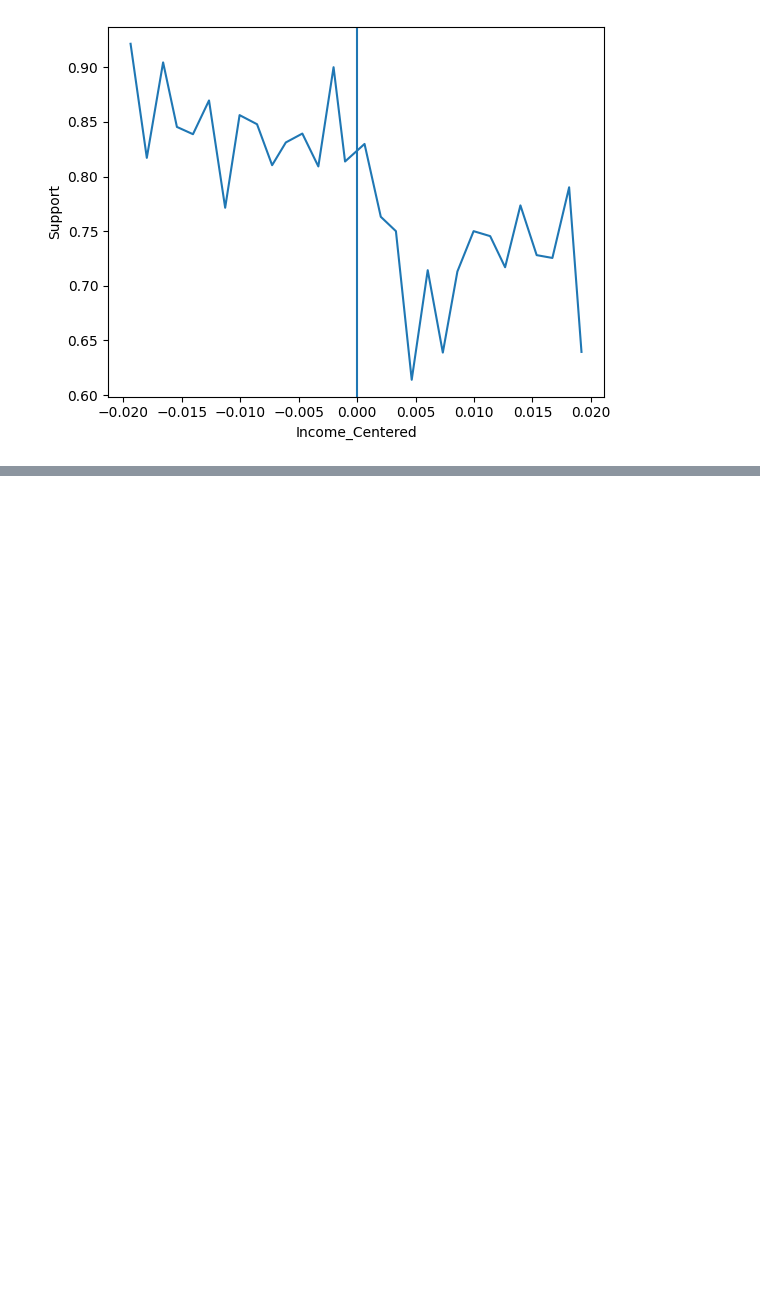
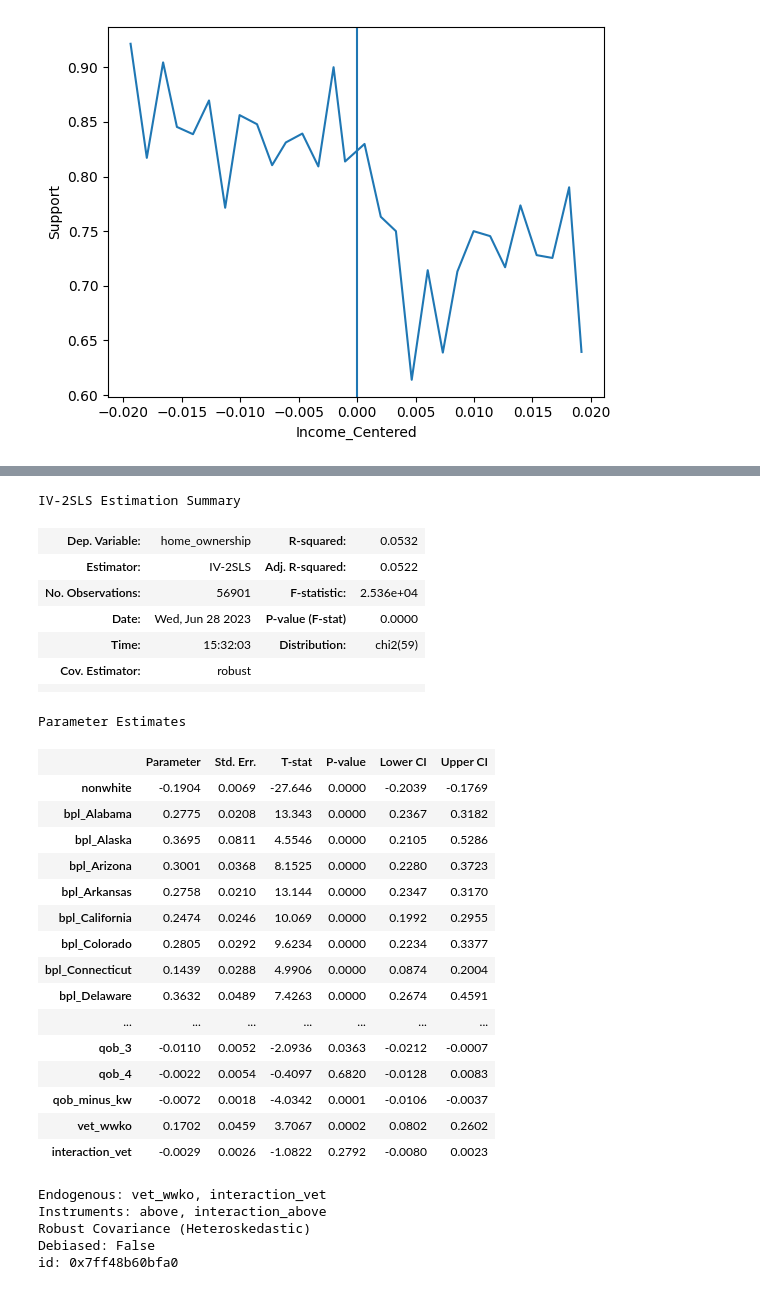
Before and after one commit to LuchoValr/The-effect, a Jupyter notebook: cap20.ipynb, the cells around one changed output, grey strips where cells are left out. Cells and saved outputs as stored; diff of their text form; code cells hidden in the pictures; blank space fills up the shorter version.

```diff
--- a/cap20.ipynb
+++ b/cap20.ipynb
@@ -116,0 +167,4 @@ strong multicollinearity or other numerical problems.
+# %%
+# the RDD terms:
+# qob_minus_kw by itself is a control
+controls = pd.concat([controls , d[['qob_minus_kw']]], axis = 1)
@@ -116,0 +176,38 @@ strong multicollinearity or other numerical problems.
+# %%
+# Now we estimate!
+m = IV2SLS(d['home_ownership'], controls , d[['vet_wwko','interaction_vet']],
+           d[['above','interaction_above']])
+# %%
+# With robust standard errors
+m.fit(cov_type = 'robust')
+# %% [output]
+IV-2SLS Estimation Summary
+| Dep. Variable: | home_ownership | R-squared: | 0.0532 |
+| Estimator: | IV-2SLS | Adj. R-squared: | 0.0522 |
+| No. Observations: | 56901 | F-statistic: | 2.536e+04 |
+| Date: | Wed, Jun 28 2023 | P-value (F-stat) | 0.0000 |
+| Time: | 15:32:03 | Distribution: | chi2(59) |
+| Cov. Estimator: | robust |  |  |
+|  |  |  |  |
+Parameter Estimates
+|  | Parameter | Std. Err. | T-stat | P-value | Lower CI | Upper CI |
+| nonwhite | -0.1904 | 0.0069 | -27.646 | 0.0000 | -0.2039 | -0.1769 |
+| bpl_Alabama | 0.2775 | 0.0208 | 13.343 | 0.0000 | 0.2367 | 0.3182 |
+| bpl_Alaska | 0.3695 | 0.0811 | 4.5546 | 0.0000 | 0.2105 | 0.5286 |
+| bpl_Arizona | 0.3001 | 0.0368 | 8.1525 | 0.0000 | 0.2280 | 0.3723 |
+| bpl_Arkansas | 0.2758 | 0.0210 | 13.144 | 0.0000 | 0.2347 | 0.3170 |
+| bpl_California | 0.2474 | 0.0246 | 10.069 | 0.0000 | 0.1992 | 0.2955 |
+| bpl_Colorado | 0.2805 | 0.0292 | 9.6234 | 0.0000 | 0.2234 | 0.3377 |
+| bpl_Connecticut | 0.1439 | 0.0288 | 4.9906 | 0.0000 | 0.0874 | 0.2004 |
+| bpl_Delaware | 0.3632 | 0.0489 | 7.4263 | 0.0000 | 0.2674 | 0.4591 |
+| ... | ... | ... | ... | ... | ... | ... |
+| qob_3 | -0.0110 | 0.0052 | -2.0936 | 0.0363 | -0.0212 | -0.0007 |
+| qob_4 | -0.0022 | 0.0054 | -0.4097 | 0.6820 | -0.0128 | 0.0083 |
+| qob_minus_kw | -0.0072 | 0.0018 | -4.0342 | 0.0001 | -0.0106 | -0.0037 |
+| vet_wwko | 0.1702 | 0.0459 | 3.7067 | 0.0002 | 0.0802 | 0.2602 |
+| interaction_vet | -0.0029 | 0.0026 | -1.0822 | 0.2792 | -0.0080 | 0.0023 |
+Endogenous: vet_wwko, interaction_vet
+Instruments: above, interaction_above
+Robust Covariance (Heteroskedastic)
+Debiased: False
+id: 0x7ff48b60bfa0
```
Also changed, not shown: parts of 13 cells of this notebook.
